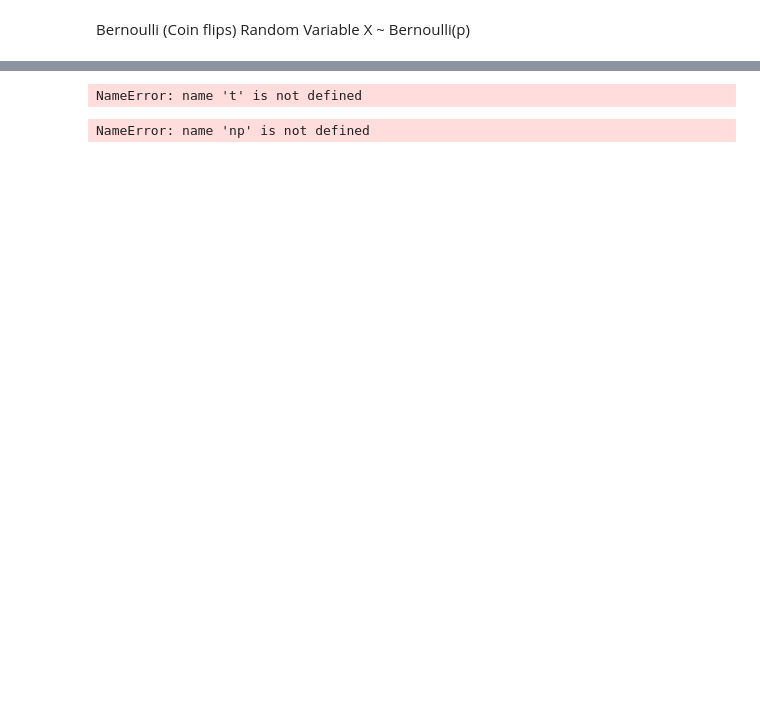
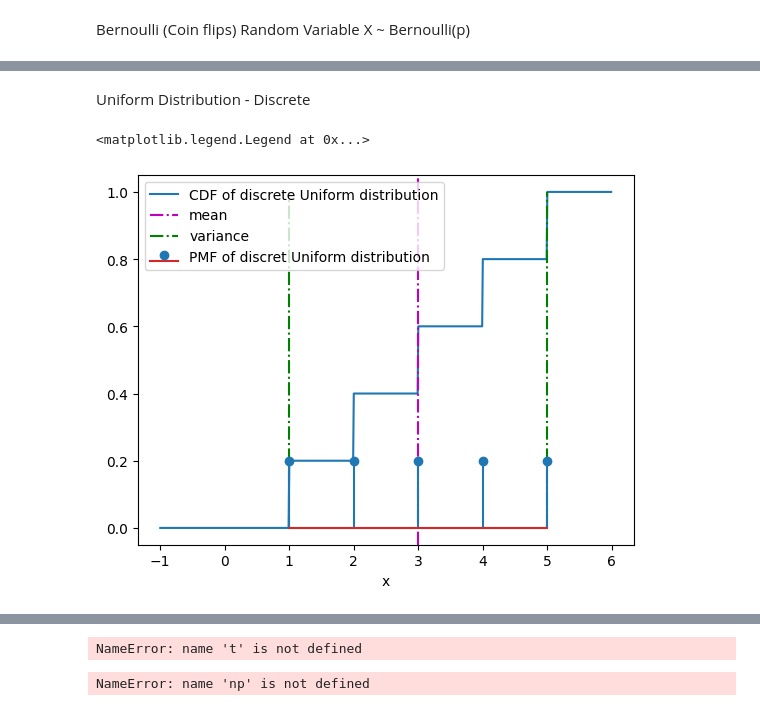
Before and after one commit to lbg251/Up-skilling, a Jupyter notebook: distributions.ipynb, the cells around one changed output, grey strips where cells are left out. Saved outputs shown, nothing was run; the diff lists cells and outputs as text; code cells hidden in the pictures; blank space fills up the shorter version.

```diff
--- a/distributions.ipynb
+++ b/distributions.ipynb
@@ -28,0 +50,21 @@ plt.plot(x, cdf_B)
+# %% [markdown]
+Uniform Distribution - Discrete
+# %%
+n= 5
+p = 1/n
+x = t.arange(-1,n+1,.01)
+mu = (n+1)/2
+sig = (n**2 - 1)/12
+def cdf_U(x):
+    return 0 if x<1 else 1 if x>n else t.floor(x)/n
+plt.plot(x, t.tensor([cdf_U(y) for y in x]))
+plt.xlabel("x")
+plt.axvline(mu, color = 'm', ls = '-.')
+plt.vlines((mu-sig, mu+sig), 0, 1, colors = "g", ls = "-.")
+#plt.axvline(sig, color = 'g', ls = '--')
+plt.stem(range(1,n+1), n*[1/n], use_line_collection=True)
+plt.xlabel("x")
+plt.legend(["CDF of discrete Uniform distribution",'mean', 'variance',"PMF of discret Uniform distribution"])
+# %% [output]
+<matplotlib.legend.Legend at 0x...>
+[figure, added]
```
Also changed, not shown: parts of 6 cells of this notebook.
